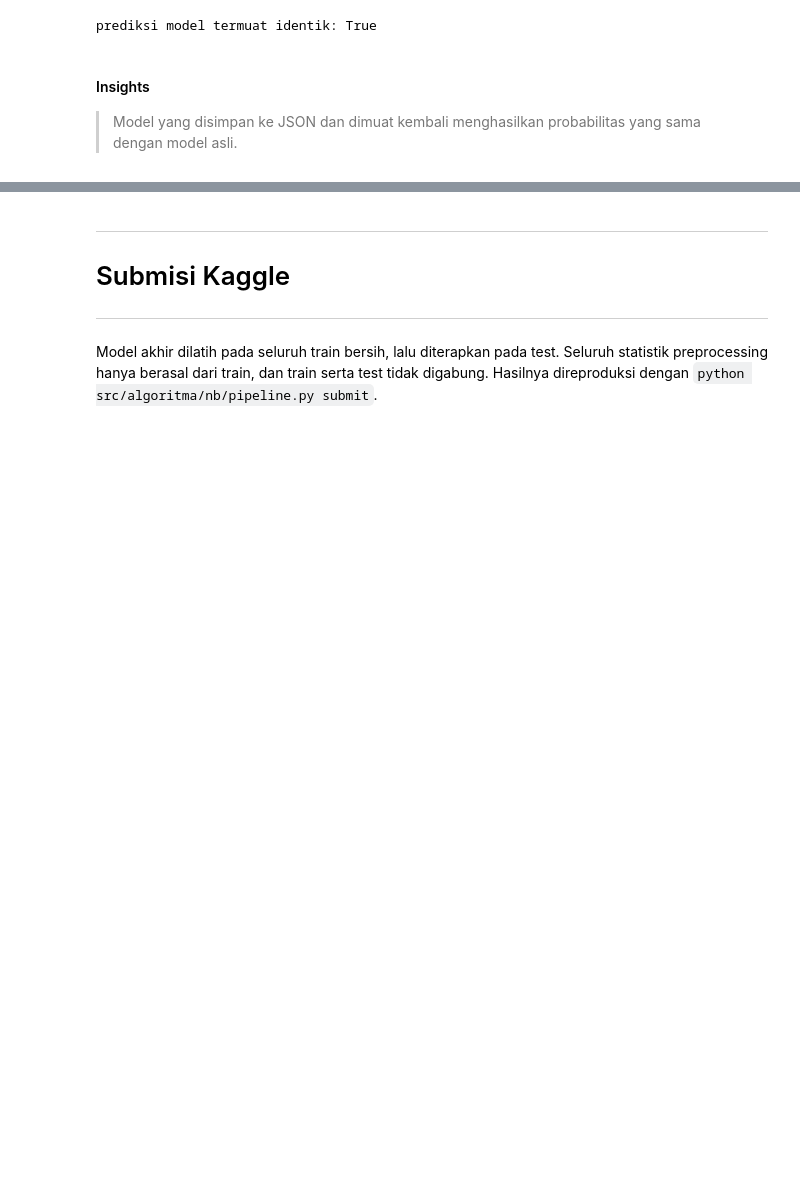
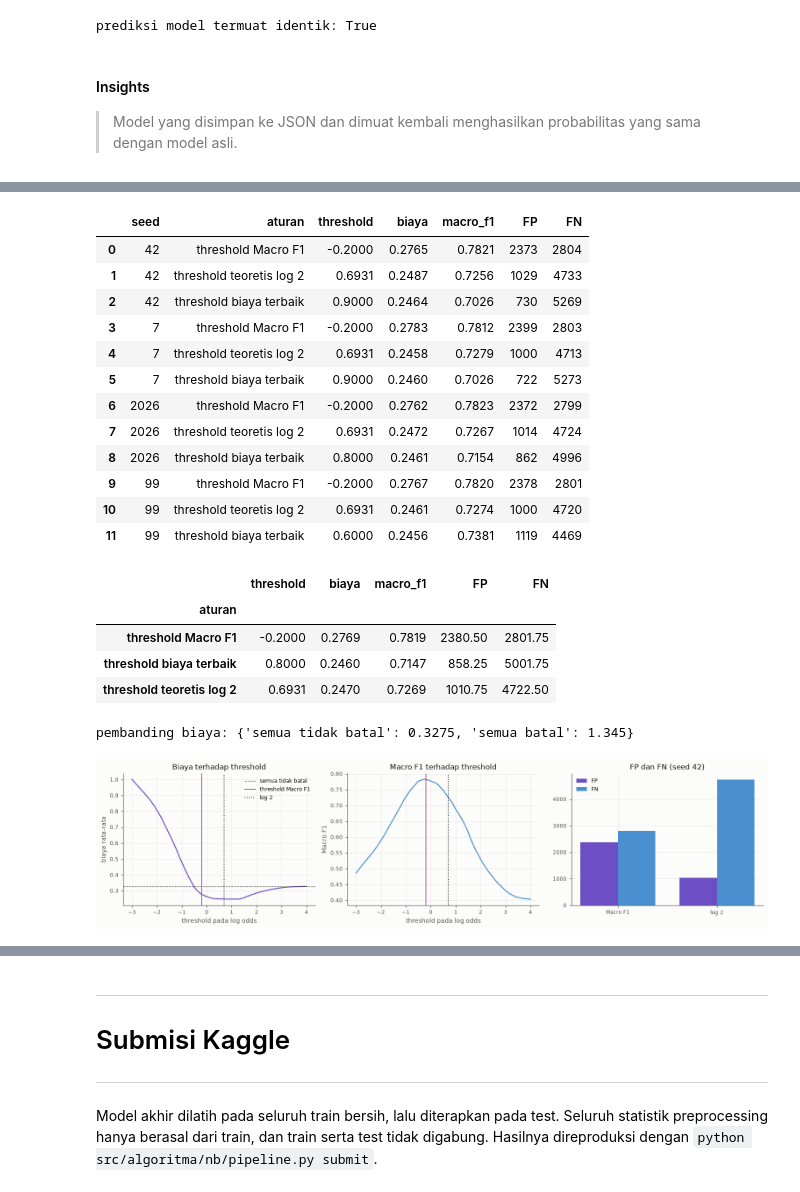
Before and after one commit to MAJIIDMN/IF3170_G04_TreeIsAllYouNeed, a Jupyter notebook: src/algoritma/nb/preprocessing_nb.ipynb, the cells around one changed output, grey strips where cells are left out. Saved outputs shown, nothing was run; the diff lists cells and outputs as text; code cells hidden in the pictures; blank space fills up the shorter version.

Commit message:
docs(nb): add cost-sensitive analysis to notebook

```diff
--- a/src/algoritma/nb/preprocessing_nb.ipynb
+++ b/src/algoritma/nb/preprocessing_nb.ipynb
@@ -1048,0 +1061,60 @@ prediksi model termuat identik: True
+# %%
+thresholds_cost = np.round(np.arange(-3.0, 4.0001, 0.1), 2)
+rows = []
+for seed in CFG.CHECK_SEEDS:
+    r = cross_validate(final_spec(), NaiveBayes, train, y, n_folds=CFG.FOLDS, seed=seed)
+    odds_s = r['odds']
+    folds_s = stratified_folds(y, CFG.FOLDS, seed)
+    curves = np.array([[expected_cost(y[v], (odds_s[v] > t).astype(int)) for t in thresholds_cost] for _, v in folds_s])
+    best_t = float(thresholds_cost[int(np.argmin(curves.mean(axis=0)))])
+    for label, t in (('threshold Macro F1', FINAL_THRESHOLD), ('threshold teoretis log 2', COST_THRESHOLD),
+                     ('threshold biaya terbaik', best_t)):
+        pred = (odds_s > t).astype(int)
+        rows.append({'seed': seed, 'aturan': label, 'threshold': t, 'biaya': expected_cost(y, pred),
+                     'macro_f1': macro_f1(y, pred), 'FP': int(((pred == 1) & (y == 0)).sum()),
+                     'FN': int(((pred == 0) & (y == 1)).sum())})
+cost_table = pd.DataFrame(rows)
+baseline = {'semua tidak batal': expected_cost(y, np.zeros_like(y)), 'semua batal': expected_cost(y, np.ones_like(y))}
+display(cost_table.round(4))
+display(cost_table.groupby('aturan')[['threshold', 'biaya', 'macro_f1', 'FP', 'FN']].mean().round(4))
+print('pembanding biaya:', {k: round(v, 4) for k, v in baseline.items()})
+
+odds42 = learned['_odds']
+cost_curve = [expected_cost(y, (odds42 > t).astype(int)) for t in thresholds_cost]
+f1_curve = [macro_f1(y, (odds42 > t).astype(int)) for t in thresholds_cost]
+fig, axes = plt.subplots(1, 3, figsize=(14, 3.6))
+axes[0].plot(thresholds_cost, cost_curve, color=CFG.POS_COLOR)
+axes[0].axhline(baseline['semua tidak batal'], color=CFG.MUTED, ls='--', lw=0.8, label='semua tidak batal')
+axes[1].plot(thresholds_cost, f1_curve, color=CFG.NEG_COLOR)
+for ax, title, ylabel in ((axes[0], 'Biaya terhadap threshold', 'biaya rata-rata'), (axes[1], 'Macro F1 terhadap threshold', 'Macro F1')):
+    ax.axvline(FINAL_THRESHOLD, color=CFG.ACCENT_COLOR, lw=1.2, label='threshold Macro F1')
+    ax.axvline(COST_THRESHOLD, color=CFG.INK, lw=1.2, ls=':', label='log 2')
+    ax.set_xlabel('threshold pada log odds'); ax.set_ylabel(ylabel); ax.set_title(title)
+axes[0].legend()
+pick = cost_table[(cost_table.seed == CFG.SEED) & cost_table.aturan.isin(['threshold Macro F1', 'threshold teoretis log 2'])]
+xs = np.arange(len(pick)); width = 0.38
+axes[2].bar(xs - width / 2, pick.FP, width, color=CFG.POS_COLOR, label='FP')
+axes[2].bar(xs + width / 2, pick.FN, width, color=CFG.NEG_COLOR, label='FN')
+axes[2].set_xticks(xs); axes[2].set_xticklabels(['Macro F1', 'log 2']); axes[2].set_title('FP dan FN (seed 42)'); axes[2].legend()
+save_fig('nb_cost_sensitive')
+# %% [output]
+|  | seed | aturan | threshold | biaya | macro_f1 | FP | FN |
+| 0 | 42 | threshold Macro F1 | -0.2000 | 0.2765 | 0.7821 | 2373 | 2804 |
+| 1 | 42 | threshold teoretis log 2 | 0.6931 | 0.2487 | 0.7256 | 1029 | 4733 |
+| 2 | 42 | threshold biaya terbaik | 0.9000 | 0.2464 | 0.7026 | 730 | 5269 |
+| 3 | 7 | threshold Macro F1 | -0.2000 | 0.2783 | 0.7812 | 2399 | 2803 |
+| 4 | 7 | threshold teoretis log 2 | 0.6931 | 0.2458 | 0.7279 | 1000 | 4713 |
+| 5 | 7 | threshold biaya terbaik | 0.9000 | 0.2460 | 0.7026 | 722 | 5273 |
+| 6 | 2026 | threshold Macro F1 | -0.2000 | 0.2762 | 0.7823 | 2372 | 2799 |
+| 7 | 2026 | threshold teoretis log 2 | 0.6931 | 0.2472 | 0.7267 | 1014 | 4724 |
+| 8 | 2026 | threshold biaya terbaik | 0.8000 | 0.2461 | 0.7154 | 862 | 4996 |
+| 9 | 99 | threshold Macro F1 | -0.2000 | 0.2767 | 0.7820 | 2378 | 2801 |
+| 10 | 99 | threshold teoretis log 2 | 0.6931 | 0.2461 | 0.7274 | 1000 | 4720 |
+| 11 | 99 | threshold biaya terbaik | 0.6000 | 0.2456 | 0.7381 | 1119 | 4469 |
+|  | threshold | biaya | macro_f1 | FP | FN |
+| aturan |  |  |  |  |  |
+| threshold Macro F1 | -0.2000 | 0.2769 | 0.7819 | 2380.50 | 2801.75 |
+| threshold biaya terbaik | 0.8000 | 0.2460 | 0.7147 | 858.25 | 5001.75 |
+| threshold teoretis log 2 | 0.6931 | 0.2470 | 0.7269 | 1010.75 | 4722.50 |
+pembanding biaya: {'semua tidak batal': 0.3275, 'semua batal': 1.345}
+[figure, added]
```
Also changed, not shown: parts of 13 cells of this notebook.
